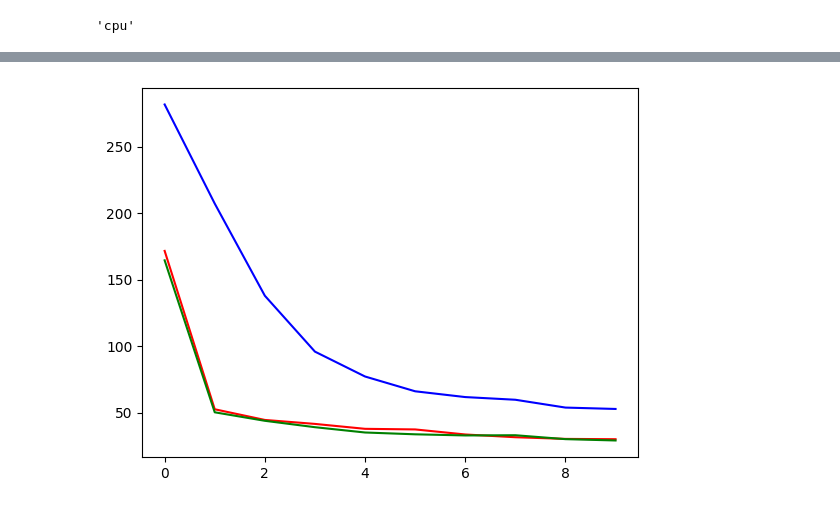
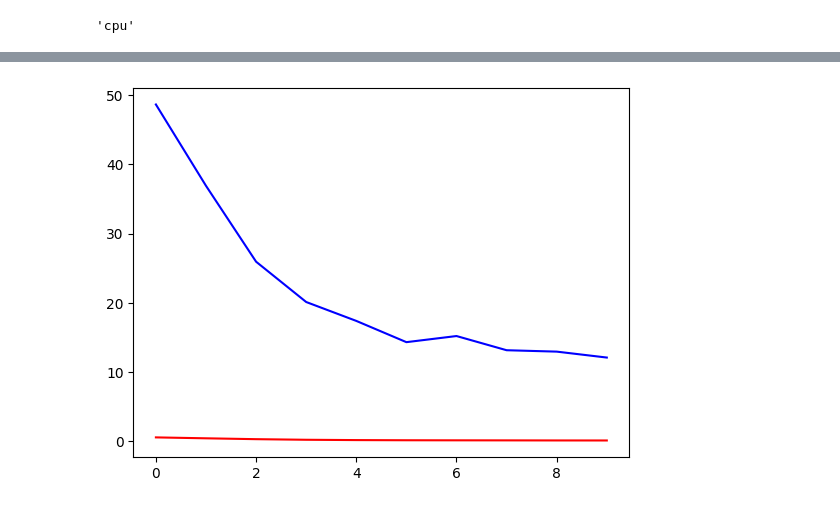
Before and after one commit to sunny9n9/Torch_Projects, a Jupyter notebook: check.ipynb, the cells around one changed output, grey strips where cells are left out. Saved outputs shown, nothing was run; the diff lists cells and outputs as text; code cells hidden in the pictures.

```diff
--- a/check.ipynb
+++ b/check.ipynb
@@ -27,4 +31,7 @@ model.to(device)
 device
 # %% [output]
 'cpu'
+# %%
+PATH_TO_MODEL_WEIGHTS = r"model_weights/Trans_U_Net.torch"
+df = torch.load(f=PATH_TO_MODEL_WEIGHTS, map_location=torch.device('cpu'))
 # %%
@@ -93,7 +95,8 @@ u_net = torch.load(r"c:\Users\itizs\Downloads\U_NET(3).torch", torch.device('cpu
 # %%
-plt.plot(resnet_att['loss_history_epoch'], color = 'red')
-plt.plot(resnet['loss_history_epoch'], color = 'green')
-plt.plot(u_net['loss_history_epoch'], color = 'blue')
+plt.plot(df['loss_history_epoch'], color = 'red')
+# plt.plot(df['batch_loss'] , color = 'green')
+df_sorry = [elem / 8 for elem in df['val_loss']]
+plt.plot(df['val_loss'], color = 'blue')
 plt.show()
 # %% [output]
-[figure, old version]
+[figure, new version]
```
Also changed, not shown: parts of 5 cells of this notebook, 5 other files.
